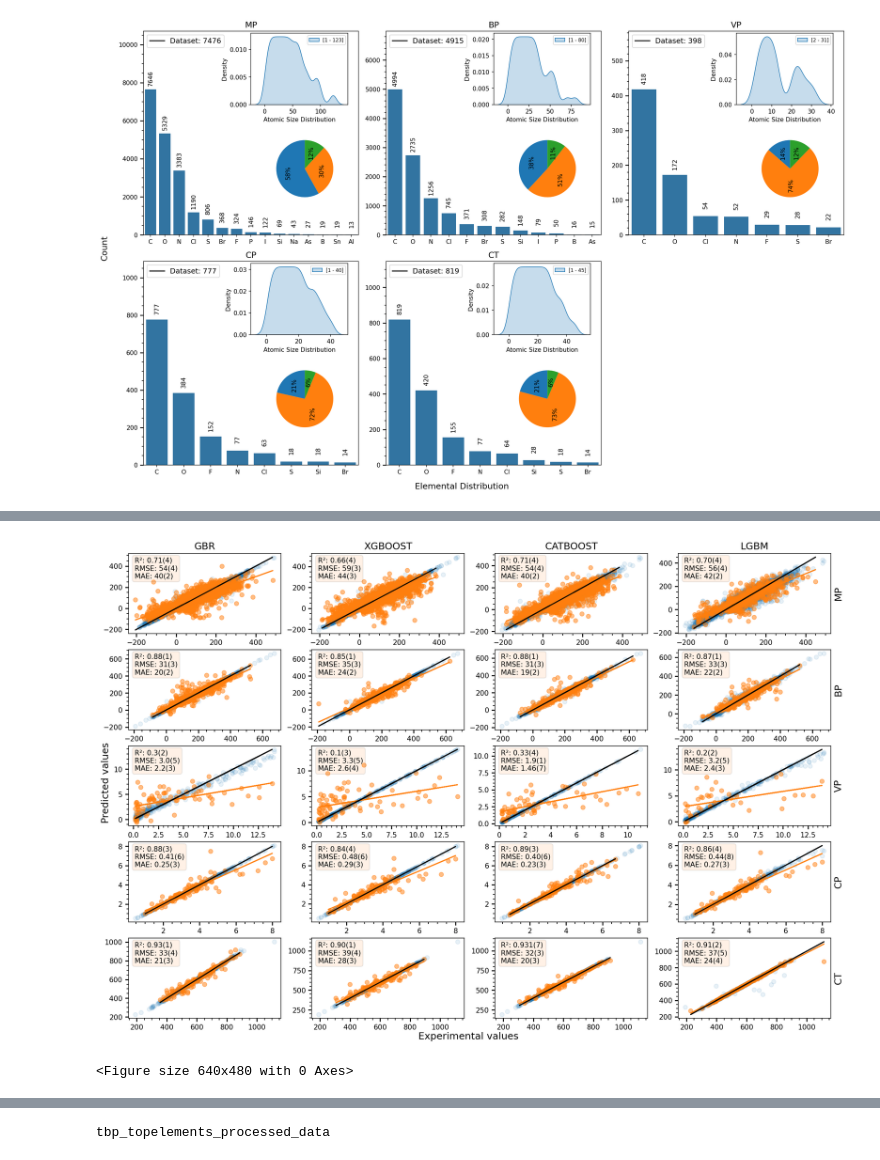
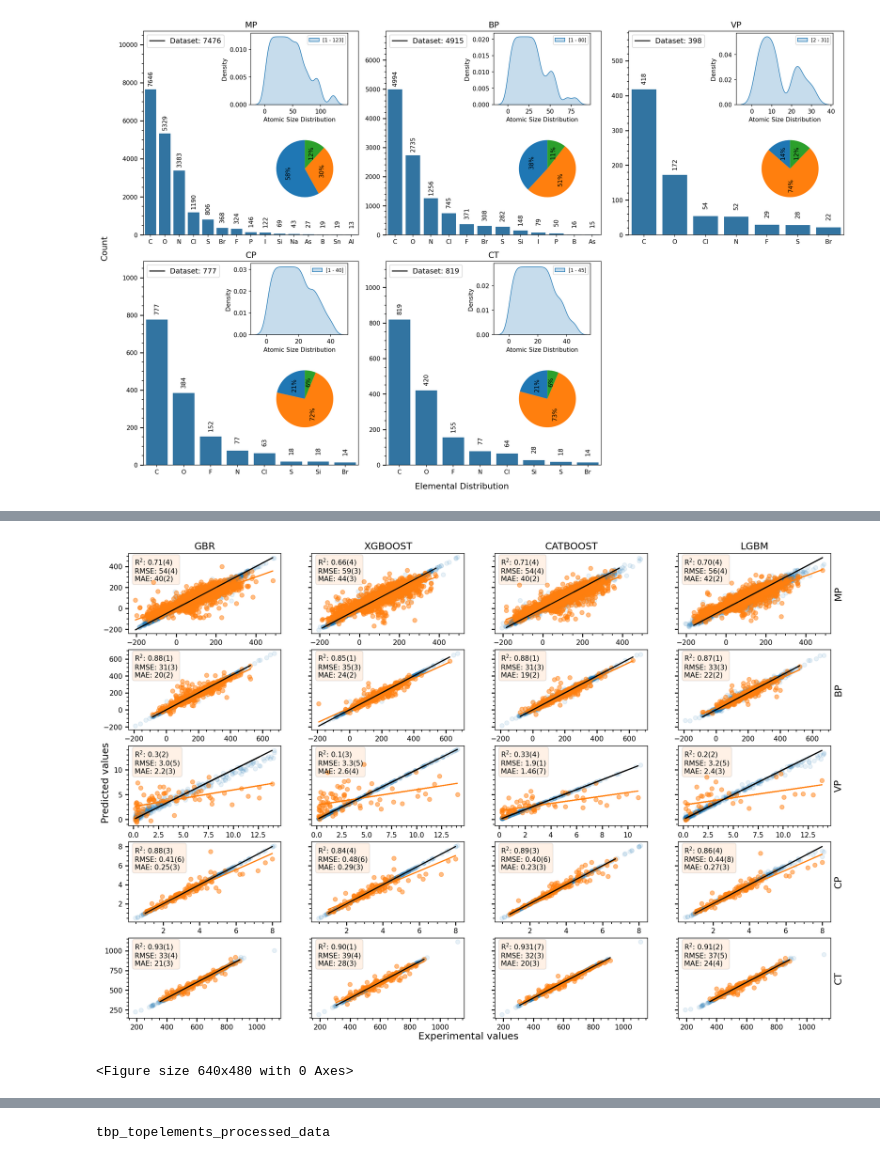
Before and after one commit to aravindhnivas/cxml_py, a Jupyter notebook: notebooks/plot_distributions.ipynb, the cells around one changed output, grey strips where cells are left out. Cells and saved outputs as stored; diff of their text form; code cells hidden in the pictures.

```diff
--- a/notebooks/plot_distributions.ipynb
+++ b/notebooks/plot_distributions.ipynb
@@ -157,9 +176,3 @@ fig.savefig(plots_dir / 'elemental_distribution.pdf', dpi=150, bbox_inches='tigh
 plt.show()
 # %% [output]
 [figure]
-# %%
-csv_file = list(processed_data_dirs[0].parent.glob('*.csv'))[0]
-df = pd.read_csv(csv_file)
-y = df['Processed tmp/ºC']
-y.shape, csv_file.name
-sns.histplot(y, bins=50, kde=True)
@@ -236,32 +249,39 @@ Tc_K_processed_data (819,) Tc_K.csv
 # %%
 plt.close('all')
-fig, axes = plt.subplots(5, 4, figsize=(18, 12), dpi=150)
+fig, axes = plt.subplots(nrows=5, ncols=4, figsize=(18, 12), dpi=150, sharey='row')
 # Flatten the axes array for easy iteration
 axes: tuple[plt.Axes] = axes.flatten()
-# ind = 0
-# dir = processed_data_dirs[ind]
+nfold = 5
 
 models = ['gbr', 'xgboost', 'catboost', 'lgbm']
 for ind, dir in enumerate(processed_data_dirs):
+    # print(dir.name)
     for i, model in enumerate(models):
+        # print(titles[i], model)
         ax = axes[ind * 4 + i]
+
+        # shared y-axis for all subplots in this row
+        # print(ind * 4 + i)
         embeddings = 'mol2vec_embeddings'
         method = 'default'
         # method = 'best_model'
         if model == 'gbr':
             method = 'best_model'
+
+        # method += '_cleaned_xgboost'
+
         pre_trained_filename = f'{model}_{embeddings}_pretrained_model_{method}'
         loc = dir / f'pretrained_models/{model}/{embeddings}/{method}/'
 
-        # print(dir.name, model, embeddings, method)
-
-        resultsfile = loc / f'{pre_trained_filename}.results.json'
+        cv_scores_file = loc / f'{pre_trained_filename}.cv_scores.json'
         datfile = loc / f'{pre_trained_filename}.dat.json'
 
-        if not resultsfile.exists() or not datfile.exists():
+        if not cv_scores_file.exists() or not datfile.exists():
             continue
 
-        results = json.load(open(resultsfile, 'r'))
+        cv_scores_info = json.load(open(cv_scores_file, 'r'))
+        cv_scores = cv_scores_info[f'{nfold}']
+
         data = json.load(open(datfile, 'r'))
 
         y_true_test = data["test"]["y_true"]
@@ -278,8 +298,8 @@ for ind, dir in enumerate(processed_data_dirs):
 
         for v in ["test", "train"]:
             for k in metrics:
-                mean = results["cv_scores"][v][k]["mean"]
-                std = results["cv_scores"][v][k]["std"]
+                mean = cv_scores[v][k]["mean"]
+                std = cv_scores[v][k]["std"]
                 if v == "test":
                     test_scores[k] = sigfig.round(mean, std, sep="external_brackets")
                 else:
@@ -289,45 +309,42 @@ for ind, dir in enumerate(processed_data_dirs):
         ax.scatter(y_true_test, y_pred_test, color="C1", label="Test", alpha=0.5)
         ax.plot(y_true_test, y_linear_fit_test, color="C1", linewidth=1.5)
 
-        # plot an ideal line
         ax.plot(y_true_test, y_true_test, color="k")
 
         if i == len(models) - 1:
             ax.set_ylabel(titles[ind], fontsize=14)
-            # set y-label on right side
             ax.yaxis.set_label_position("right")
+
         if ind == 0:
             ax.set_title(model.upper(), fontsize=14)
 
-
         textstr_test = "\n".join(
             (
-                # f"Test ({results['cv_fold']}-fold CV):",
-                f'R²: {test_scores["r2"]}',
+                f'R$^2$: {test_scores["r2"]}',
                 f'RMSE: {test_scores["rmse"]}',
                 f'MAE: {test_scores["mae"]}',
             )
         )
 
         ax.text(
             0.04,
             0.95,
             textstr_test,
             transform=ax.transAxes,
             fontsize=10,
             verticalalignment="top",
             bbox=dict(boxstyle="round", facecolor="C1", alpha=0.1),
         )
 
         ax.minorticks_on()
         ax.tick_params(width=1.5, length=5, which='major')
         ax.tick_params(width=1, length=3, which='minor')
 
 fig.text(0.5, 0.08, 'Experimental values', ha='center', va='center', fontsize=14)
 fig.text(0.1, 0.5, 'Predicted values', ha='center', va='center', rotation='vertical', fontsize=14)
-fig.savefig(plots_dir / 'model_predictions.pdf', dpi=150, bbox_inches='tight')
+# fig.savefig(plots_dir / 'model_predictions.pdf', dpi=150, bbox_inches='tight')
 plt.show()
 plt.tight_layout(rect=[0.05, 0.05, 1, 0.95])
 # %% [output]
-[figure, old version]
+[figure, new version]
 <Figure size 640x480 with 0 Axes>
```
Also changed, not shown: parts of 6 cells of this notebook.
